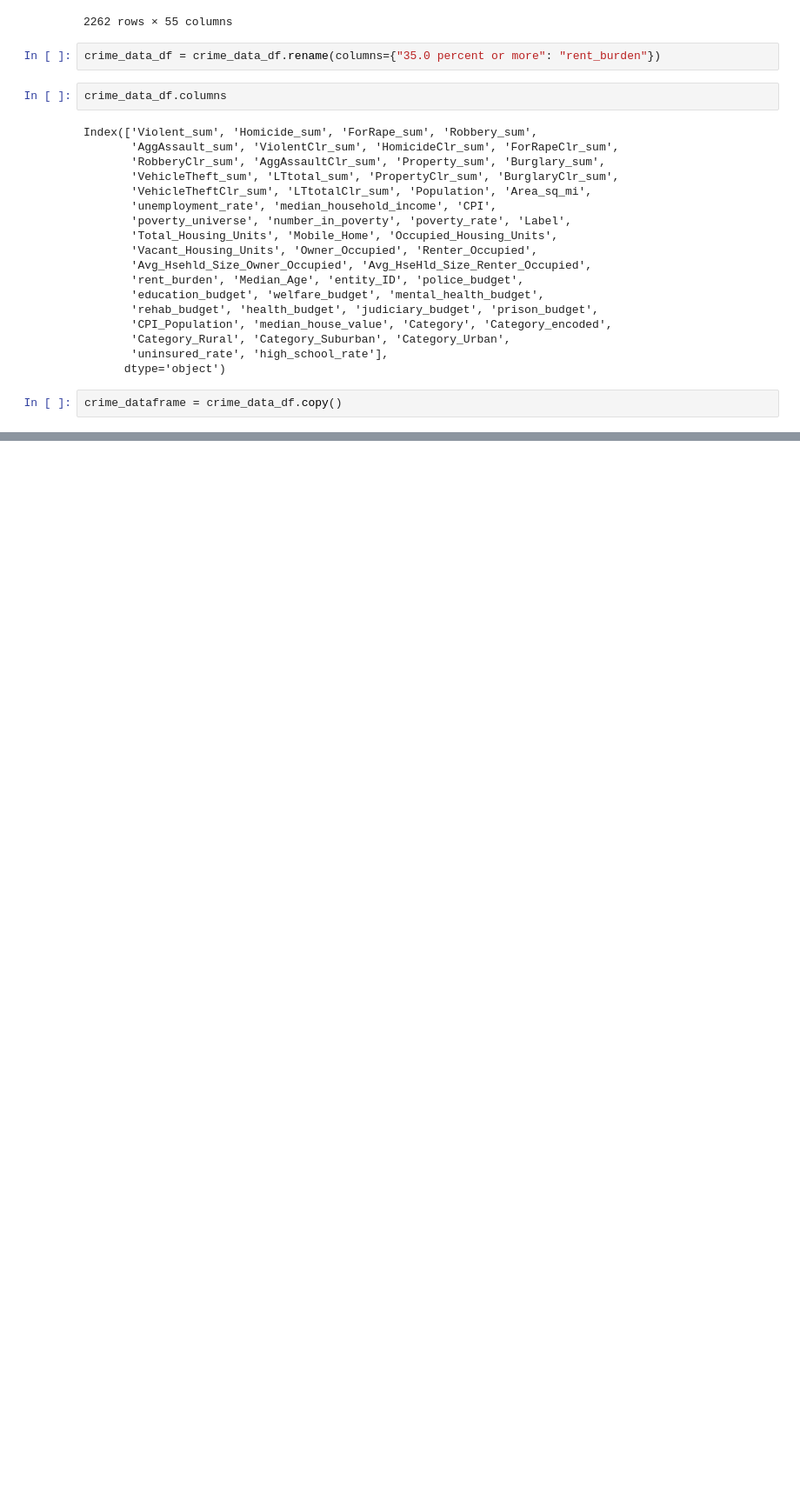
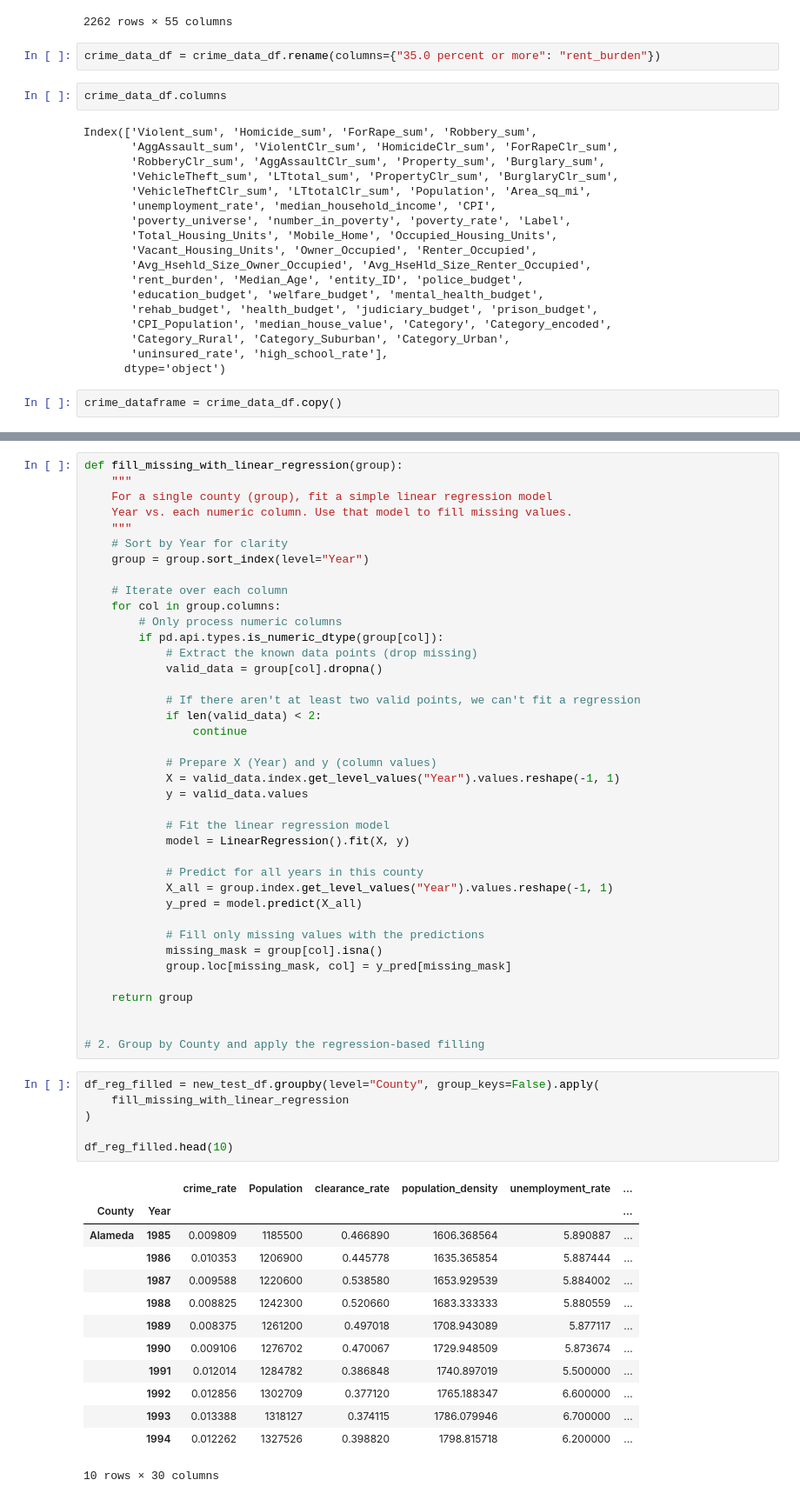
Before and after one commit to git-loa/CrimePatternsProject, a Jupyter notebook: data-exploration/data_engineering@1.ipynb, the cells around one changed output, grey strips where cells are left out. Shown at 87% size. Drawn from its saved outputs; the diff is of its cells as text; blank space fills up the shorter version.

```diff
--- a/data-exploration/data_engineering@1.ipynb
+++ b/data-exploration/data_engineering@1.ipynb
@@ -1179 +1525,60 @@ tentative_final_with_NaN_df.to_excel(
+# %%
+def fill_missing_with_linear_regression(group):
+    """
+    For a single county (group), fit a simple linear regression model
+    Year vs. each numeric column. Use that model to fill missing values.
+    """
+    # Sort by Year for clarity
+    group = group.sort_index(level="Year")
+
+    # Iterate over each column
+    for col in group.columns:
+        # Only process numeric columns
+        if pd.api.types.is_numeric_dtype(group[col]):
+            # Extract the known data points (drop missing)
+            valid_data = group[col].dropna()
+
+            # If there aren't at least two valid points, we can't fit a regression
+            if len(valid_data) < 2:
+                continue
+
+            # Prepare X (Year) and y (column values)
+            X = valid_data.index.get_level_values("Year").values.reshape(-1, 1)
+            y = valid_data.values
+
+            # Fit the linear regression model
+            model = LinearRegression().fit(X, y)
+
+            # Predict for all years in this county
+            X_all = group.index.get_level_values("Year").values.reshape(-1, 1)
+            y_pred = model.predict(X_all)
+
+            # Fill only missing values with the predictions
+            missing_mask = group[col].isna()
+            group.loc[missing_mask, col] = y_pred[missing_mask]
+
+    return group
+
+
+# 2. Group by County and apply the regression-based filling
+# %%
+df_reg_filled = new_test_df.groupby(level="County", group_keys=False).apply(
+    fill_missing_with_linear_regression
+)
+
+df_reg_filled.head(10)
+# %% [output]
+|  |  | crime_rate | Population | clearance_rate | population_density | unemployment_rate | ... |
+| County | Year |  |  |  |  |  | ... |
+| Alameda | 1985 | 0.009809 | 1185500 | 0.466890 | 1606.368564 | 5.890887 | ... |
+|  | 1986 | 0.010353 | 1206900 | 0.445778 | 1635.365854 | 5.887444 | ... |
+|  | 1987 | 0.009588 | 1220600 | 0.538580 | 1653.929539 | 5.884002 | ... |
+|  | 1988 | 0.008825 | 1242300 | 0.520660 | 1683.333333 | 5.880559 | ... |
+|  | 1989 | 0.008375 | 1261200 | 0.497018 | 1708.943089 | 5.877117 | ... |
+|  | 1990 | 0.009106 | 1276702 | 0.470067 | 1729.948509 | 5.873674 | ... |
+|  | 1991 | 0.012014 | 1284782 | 0.386848 | 1740.897019 | 5.500000 | ... |
+|  | 1992 | 0.012856 | 1302709 | 0.377120 | 1765.188347 | 6.600000 | ... |
+|  | 1993 | 0.013388 | 1318127 | 0.374115 | 1786.079946 | 6.700000 | ... |
+|  | 1994 | 0.012262 | 1327526 | 0.398820 | 1798.815718 | 6.200000 | ... |
+10 rows × 30 columns
 # %%
```
Also changed, not shown: parts of 23 cells of this notebook, 34 other files.
